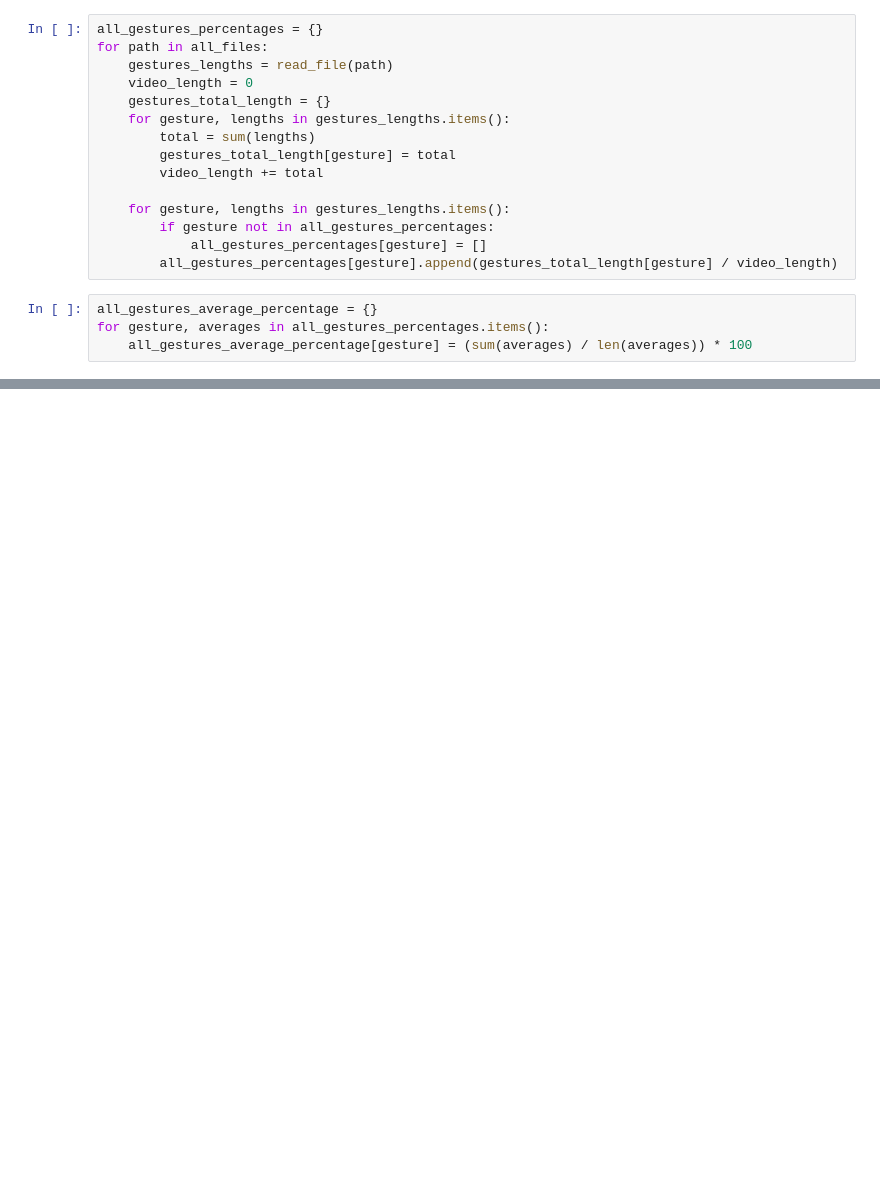
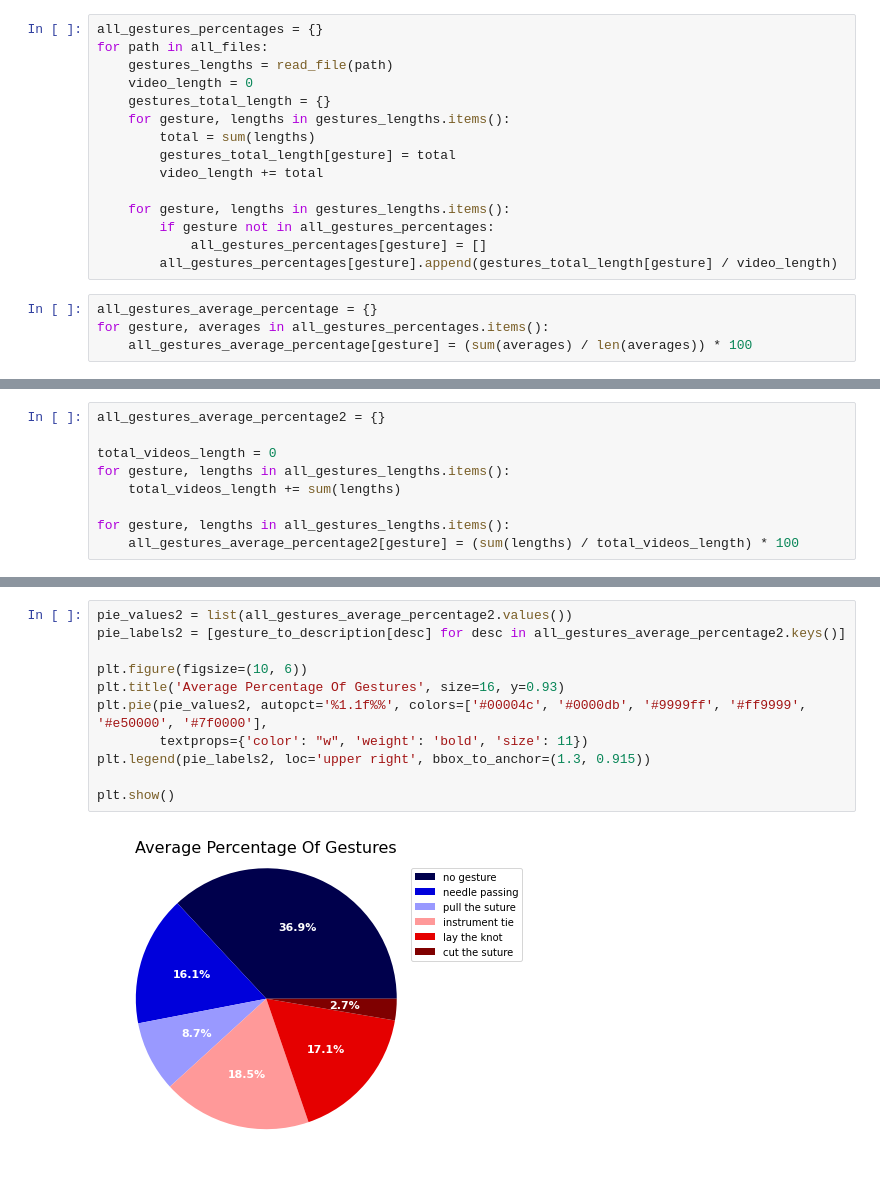
Before and after one commit to dahan198/computer_vision_project, a Jupyter notebook: ASFormer/DatasetExploration.ipynb, the cells around one changed output, grey strips where cells are left out. Saved outputs shown, nothing was run; the diff lists cells and outputs as text; blank space fills up the shorter version.

Commit message:
Create notebooks for exploring the dataset and notebook for creating the videos.

```diff
--- a/ASFormer/DatasetExploration.ipynb
+++ b/ASFormer/DatasetExploration.ipynb
@@ -104,3 +105,12 @@ plt.legend(pie_labels, loc='upper right', bbox_to_anchor=(1.3, 0.915))
 plt.show()
 # %% [output]
 [figure]
+# %%
+all_gestures_average_percentage2 = {}
+
+total_videos_length = 0
+for gesture, lengths in all_gestures_lengths.items():
+    total_videos_length += sum(lengths)
+
+for gesture, lengths in all_gestures_lengths.items():
+    all_gestures_average_percentage2[gesture] = (sum(lengths) / total_videos_length) * 100
@@ -106,0 +126,13 @@ plt.show()
+# %%
+pie_values2 = list(all_gestures_average_percentage2.values())
+pie_labels2 = [gesture_to_description[desc] for desc in all_gestures_average_percentage2.keys()]
+
+plt.figure(figsize=(10, 6))
+plt.title('Average Percentage Of Gestures', size=16, y=0.93)
+plt.pie(pie_values2, autopct='%1.1f%%', colors=['#00004c', '#0000db', '#9999ff', '#ff9999', '#e50000', '#7f0000'],
+        textprops={'color': "w", 'weight': 'bold', 'size': 11})
+plt.legend(pie_labels2, loc='upper right', bbox_to_anchor=(1.3, 0.915))
+
+plt.show()
+# %% [output]
+[figure, added]
```
Also changed, not shown: parts of 18 cells of this notebook, 1 other file.
